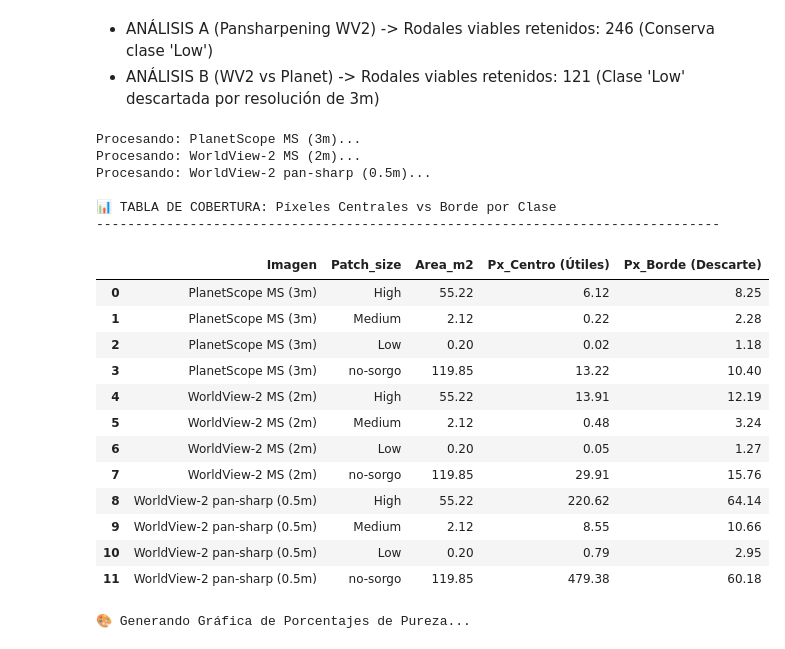
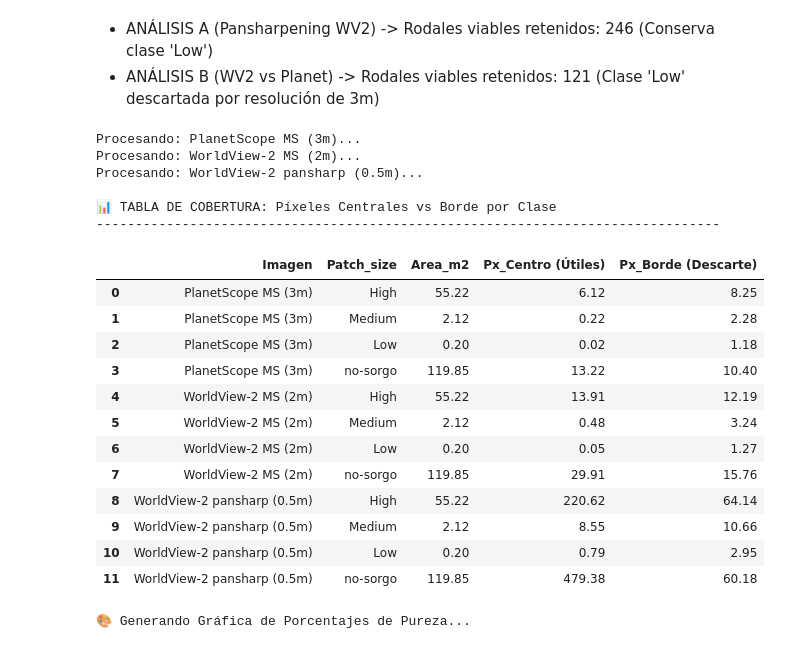
Before and after one commit to fjavierlopezc/vhr-satellite-weed-mapping, a Jupyter notebook: 03_pyscripts/EDA-1stA-SatByRes.ipynb, the cells around one changed output. Cells and saved outputs as stored; diff of their text form; code cells hidden in the pictures.

```diff
--- a/03_pyscripts/EDA-1stA-SatByRes.ipynb
+++ b/03_pyscripts/EDA-1stA-SatByRes.ipynb
@@ -165,42 +165,42 @@ configuracion = {
         'raster': out_ms_wv2,     # Ruta a tu TIF original de WV2
         'shp': shp_wv2   # Ruta a tu SHP de WV2
     },
-    'WorldView-2 pan-sharp (0.5m)': {
+    'WorldView-2 pansharp (0.5m)': {
         'raster': pansharp_GS, # Ruta a un TIF pansharpened (ej. Gram-Schmidt)
         'shp': shp_wv2         # WV2 comparte el mismo SHP
     }
 }
 
 df_cobertura = analizar_cobertura_pixeles(configuracion)
 orden_logico = ['High', 'Medium', 'Low', 'no-sorgo']
 df_cobertura['Patch_size'] = pd.Categorical(
     df_cobertura['Patch_size'],
     categories=orden_logico,
     ordered=True)
 df_cobertura = df_cobertura.sort_values(by=['Imagen', 'Patch_size']).reset_index(drop=True)
 print("\n📊 TABLA DE COBERTURA: Píxeles Centrales vs Borde por Clase")
 print("-" * 80)
 display(df_cobertura)
 # %% [output]
 Procesando: PlanetScope MS (3m)...
 Procesando: WorldView-2 MS (2m)...
-Procesando: WorldView-2 pan-sharp (0.5m)...
+Procesando: WorldView-2 pansharp (0.5m)...
 
 📊 TABLA DE COBERTURA: Píxeles Centrales vs Borde por Clase
 --------------------------------------------------------------------------------
 |  | Imagen | Patch_size | Area_m2 | Px_Centro (Útiles) | Px_Borde (Descarte) |
 | 0 | PlanetScope MS (3m) | High | 55.22 | 6.12 | 8.25 |
 | 1 | PlanetScope MS (3m) | Medium | 2.12 | 0.22 | 2.28 |
 | 2 | PlanetScope MS (3m) | Low | 0.20 | 0.02 | 1.18 |
 | 3 | PlanetScope MS (3m) | no-sorgo | 119.85 | 13.22 | 10.40 |
 | 4 | WorldView-2 MS (2m) | High | 55.22 | 13.91 | 12.19 |
 | 5 | WorldView-2 MS (2m) | Medium | 2.12 | 0.48 | 3.24 |
 | 6 | WorldView-2 MS (2m) | Low | 0.20 | 0.05 | 1.27 |
 | 7 | WorldView-2 MS (2m) | no-sorgo | 119.85 | 29.91 | 15.76 |
-| 8 | WorldView-2 pan-sharp (0.5m) | High | 55.22 | 220.62 | 64.14 |
-| 9 | WorldView-2 pan-sharp (0.5m) | Medium | 2.12 | 8.55 | 10.66 |
-| 10 | WorldView-2 pan-sharp (0.5m) | Low | 0.20 | 0.79 | 2.95 |
-| 11 | WorldView-2 pan-sharp (0.5m) | no-sorgo | 119.85 | 479.38 | 60.18 |
+| 8 | WorldView-2 pansharp (0.5m) | High | 55.22 | 220.62 | 64.14 |
+| 9 | WorldView-2 pansharp (0.5m) | Medium | 2.12 | 8.55 | 10.66 |
+| 10 | WorldView-2 pansharp (0.5m) | Low | 0.20 | 0.79 | 2.95 |
+| 11 | WorldView-2 pansharp (0.5m) | no-sorgo | 119.85 | 479.38 | 60.18 |
 # %%
 def graficar_porcentajes_cobertura(df_cobertura, col_clase='Patch_size'):
     print("🎨 Generando Gráfica de Porcentajes de Pureza...")
```
Also changed, not shown: parts of 5 cells of this notebook.
